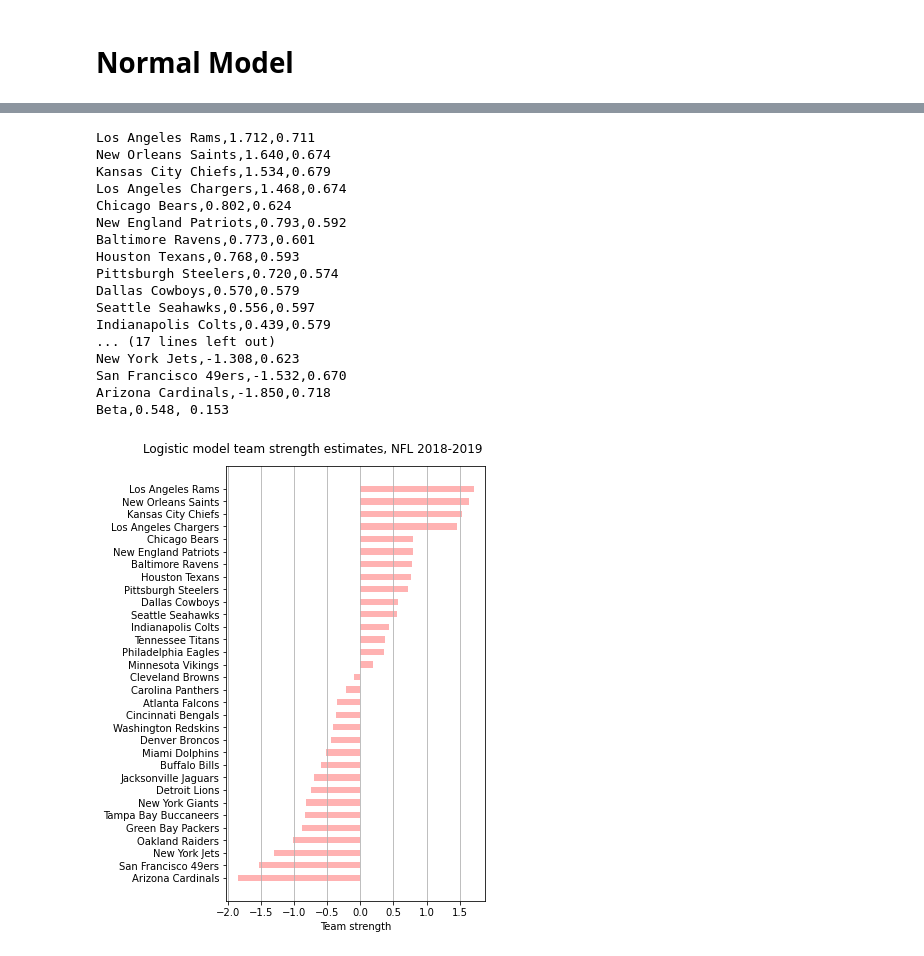
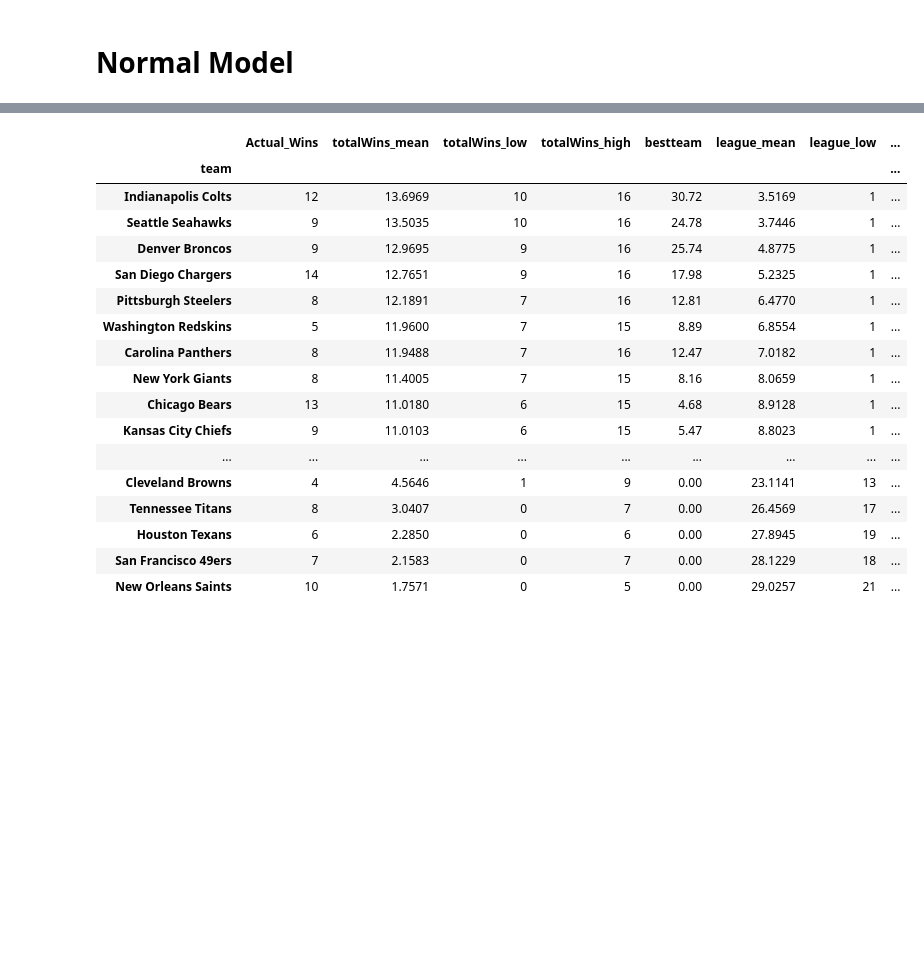
Before and after one commit to sethbilliau/SportsAnalytics, a Jupyter notebook: project1/module1code.ipynb, the cells around one changed output, grey strips where cells are left out. Saved outputs shown, nothing was run; the diff lists cells and outputs as text; code cells hidden in the pictures; blank space fills up the shorter version.

```diff
--- a/project1/module1code.ipynb
+++ b/project1/module1code.ipynb
@@ -623,46 +511,25 @@ const          0.5482      0.153      3.576      0.000       0.248       0.849
-# %%
-gamma = logit_res.params
-theta_n1 = gamma[:-1]
-#  home advantage parameter
-beta = gamma[-1]
-# calculate the nth team strength
-theta_n = np.append( theta_n1,-theta_n1.sum() )
-
-# these lines show how to calculate covariance of theta estimates (see, for example, https://stats.stackexchange.com/questions/89484/how-to-compute-the-standard-errors-of-a-logistic-regressions-coefficients)
-yp = logit_res.predict(Xhs)
-V = np.diag(yp*(1-yp))
-theta_cov = Wh @ np.linalg.inv( Xhs.T @ V @ Xhs ) @ Wh.T  # square root of diagonal element should match std err in printout
-theta_sigma = np.sqrt( theta_cov.diagonal() )
-
-# now list & plot soltuions
-team_params = []
-for team,theta,sigma in zip(teams,theta_n,theta_sigma):
-    team_params.append((team,theta.round(3),sigma.round(3)))
-
-team_params = sorted(team_params,key=lambda x: x[1], reverse=False)
-for tp in team_params[::-1]:
-    print("%s,%1.3f,%1.3f" % tuple(tp))
-print("Beta,%1.3f, %1.3f" % (beta,theta_sigma[-1]))
-
-
-# MAKE_PLOT
-make_team_strength_plot(season,team_params)
-# %% [output]
-Los Angeles Rams,1.712,0.711
-New Orleans Saints,1.640,0.674
-Kansas City Chiefs,1.534,0.679
-Los Angeles Chargers,1.468,0.674
-Chicago Bears,0.802,0.624
-New England Patriots,0.793,0.592
-Baltimore Ravens,0.773,0.601
-Houston Texans,0.768,0.593
-Pittsburgh Steelers,0.720,0.574
-Dallas Cowboys,0.570,0.579
-Seattle Seahawks,0.556,0.597
-Indianapolis Colts,0.439,0.579
-... (17 lines left out)
-New York Jets,-1.308,0.623
-San Francisco 49ers,-1.532,0.670
-Arizona Cardinals,-1.850,0.718
-Beta,0.548, 0.153
-[figure, removed]
+# %%
+# Load csv with actual win totals - Manually added
+PATHSETH = "data/team_summary_seth06.csv"
+summary_loaded = pd.read_csv(PATHSETH)
+summary_loaded = summary_loaded.set_index("team")
+summary_loaded
+# %% [output]
+|  | Actual_Wins | totalWins_mean | totalWins_low | totalWins_high | bestteam | league_mean | league_low | ... |
+| team |  |  |  |  |  |  |  | ... |
+| Indianapolis Colts | 12 | 13.6969 | 10 | 16 | 30.72 | 3.5169 | 1 | ... |
+| Seattle Seahawks | 9 | 13.5035 | 10 | 16 | 24.78 | 3.7446 | 1 | ... |
+| Denver Broncos | 9 | 12.9695 | 9 | 16 | 25.74 | 4.8775 | 1 | ... |
+| San Diego Chargers | 14 | 12.7651 | 9 | 16 | 17.98 | 5.2325 | 1 | ... |
+| Pittsburgh Steelers | 8 | 12.1891 | 7 | 16 | 12.81 | 6.4770 | 1 | ... |
+| Washington Redskins | 5 | 11.9600 | 7 | 15 | 8.89 | 6.8554 | 1 | ... |
+| Carolina Panthers | 8 | 11.9488 | 7 | 16 | 12.47 | 7.0182 | 1 | ... |
+| New York Giants | 8 | 11.4005 | 7 | 15 | 8.16 | 8.0659 | 1 | ... |
+| Chicago Bears | 13 | 11.0180 | 6 | 15 | 4.68 | 8.9128 | 1 | ... |
+| Kansas City Chiefs | 9 | 11.0103 | 6 | 15 | 5.47 | 8.8023 | 1 | ... |
+| ... | ... | ... | ... | ... | ... | ... | ... | ... |
+| Cleveland Browns | 4 | 4.5646 | 1 | 9 | 0.00 | 23.1141 | 13 | ... |
+| Tennessee Titans | 8 | 3.0407 | 0 | 7 | 0.00 | 26.4569 | 17 | ... |
+| Houston Texans | 6 | 2.2850 | 0 | 6 | 0.00 | 27.8945 | 19 | ... |
+| San Francisco 49ers | 7 | 2.1583 | 0 | 7 | 0.00 | 28.1229 | 18 | ... |
+| New Orleans Saints | 10 | 1.7571 | 0 | 5 | 0.00 | 29.0257 | 21 | ... |
```
Also changed, not shown: parts of 22 cells of this notebook, 2 other files.
